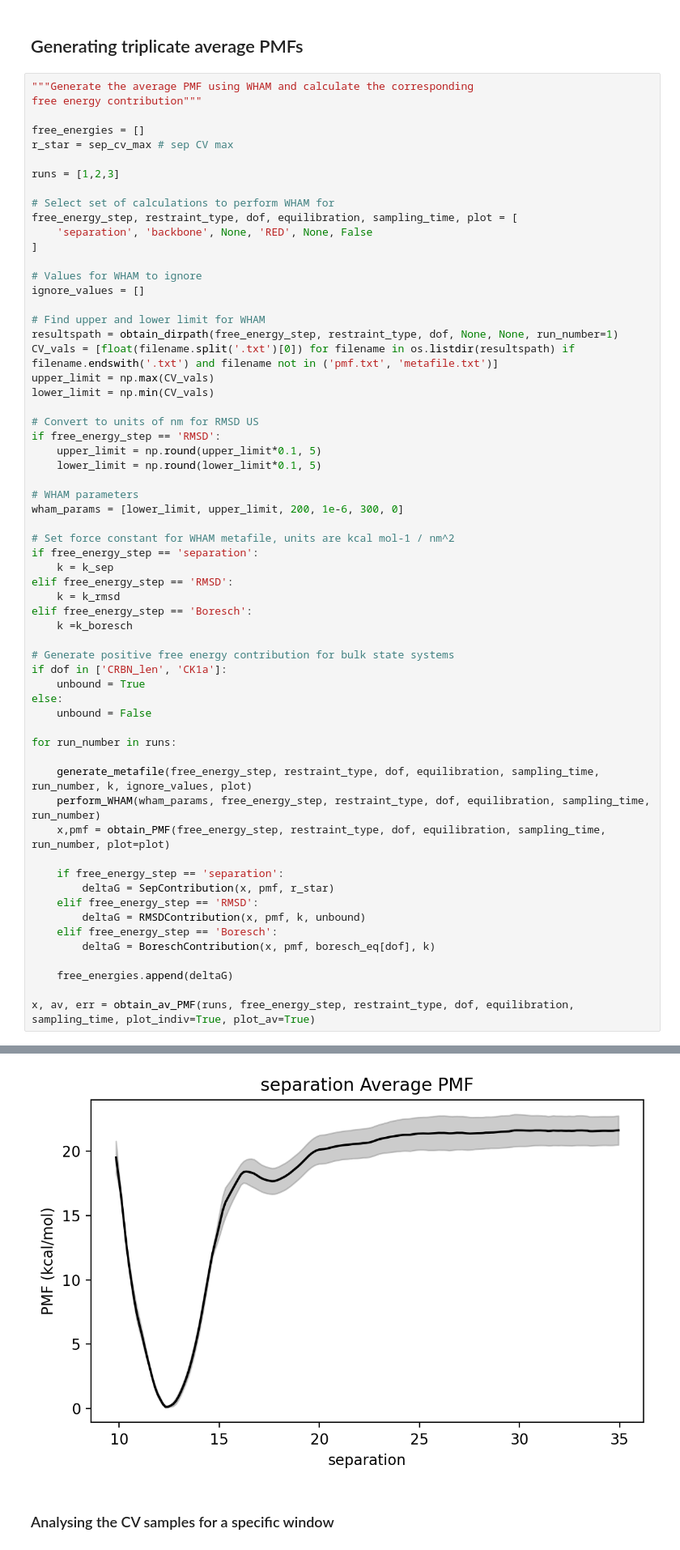
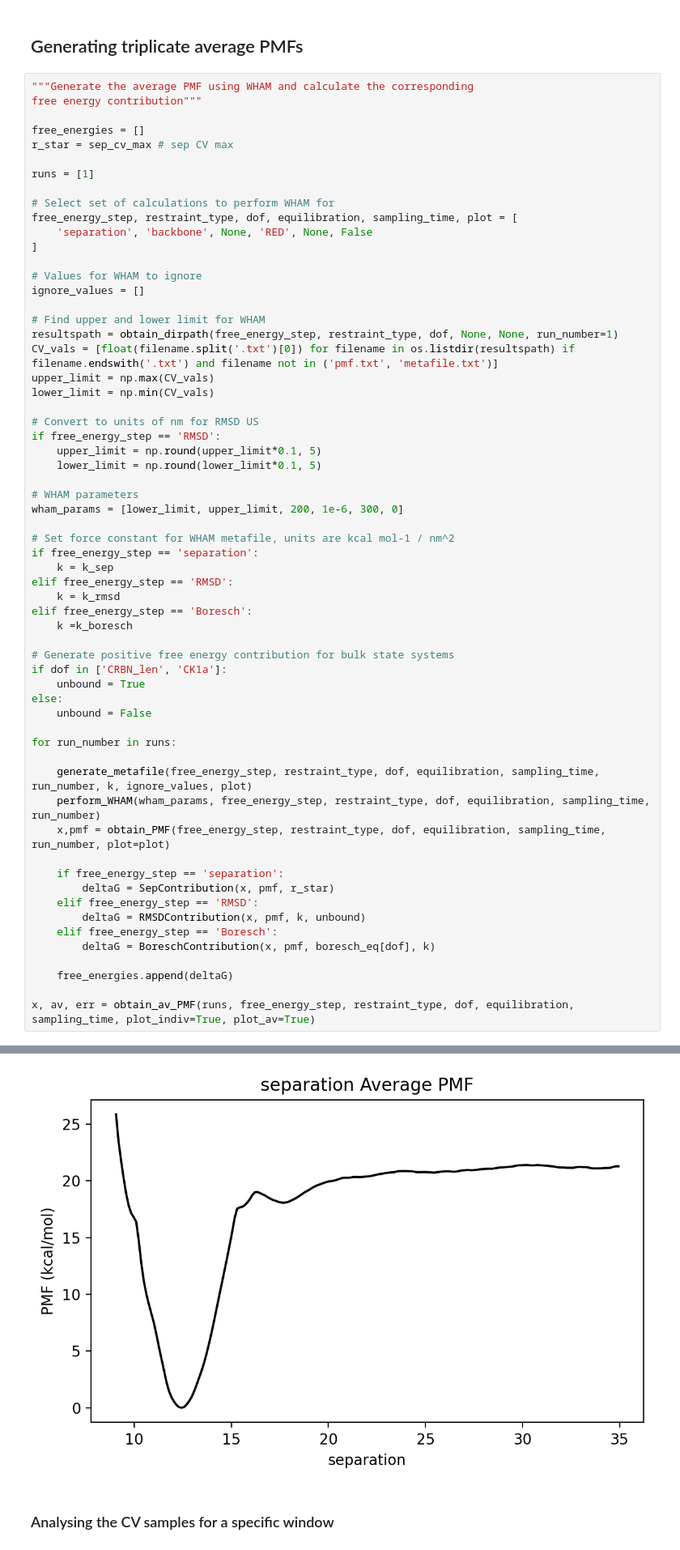
Before and after one commit to BenTanYK/CRBN_len_CK1a, a Jupyter notebook: umbrella_sampling/analysis.ipynb, the cells around one changed output, grey strips where cells are left out. Shown at 81% size. Drawn from its saved outputs; the diff is of its cells as text.

```diff
--- a/umbrella_sampling/analysis.ipynb
+++ b/umbrella_sampling/analysis.ipynb
@@ -48,7 +48,7 @@ free energy contribution"""
 free_energies = []
 r_star = sep_cv_max # sep CV max
 
-runs = [1,2,3]
+runs = [1]
 
 # Select set of calculations to perform WHAM for
 free_energy_step, restraint_type, dof, equilibration, sampling_time, plot = [
@@ -107,4 +107,4 @@ x, av, err = obtain_av_PMF(runs, free_energy_step, restraint_type, dof, equilibr
-[figure, old version]
+[figure, new version]
 # %% [markdown]
 ### Analysing the CV samples for a specific window
 # %%
```
Also changed, not shown: parts of 1 cell of this notebook, 8 other files.
